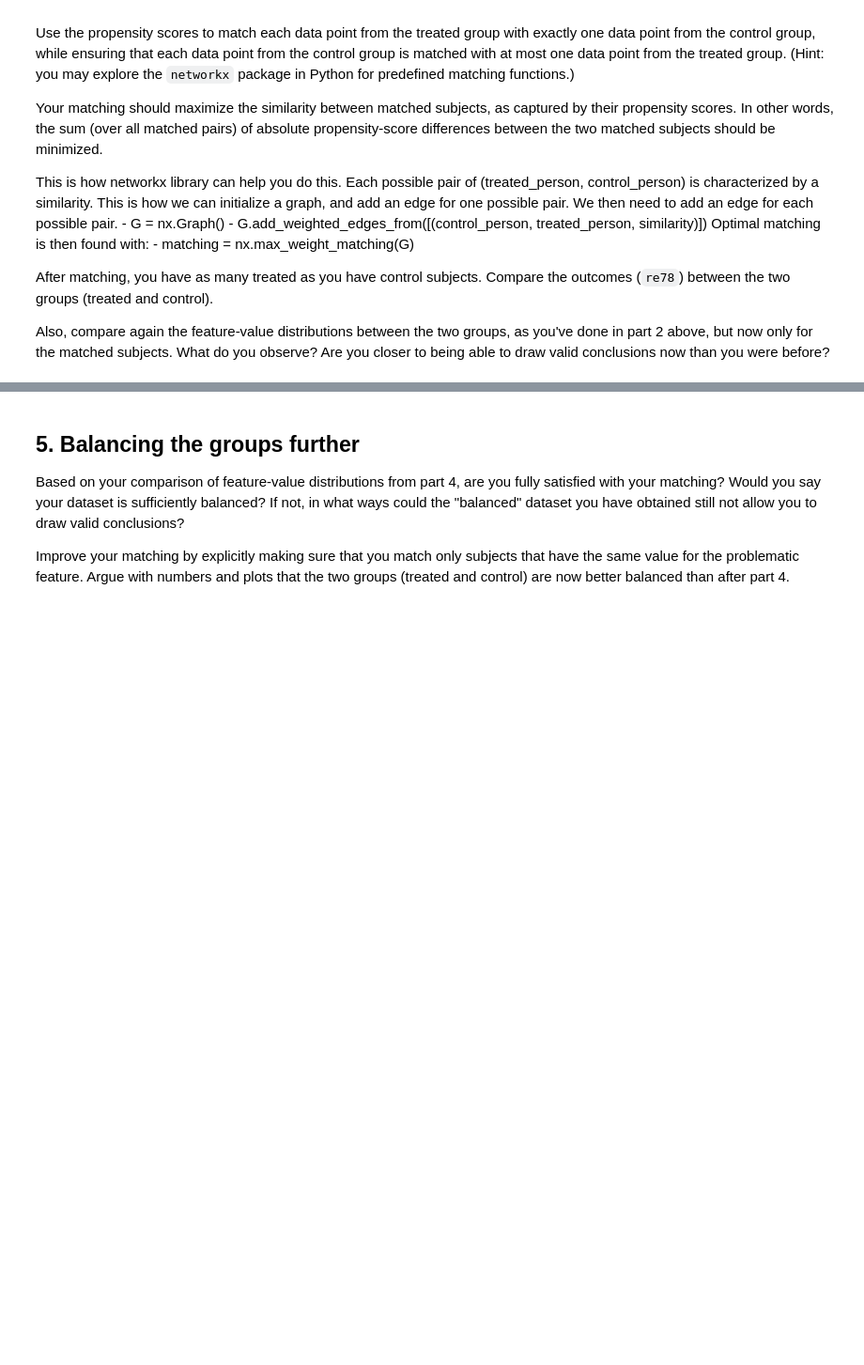
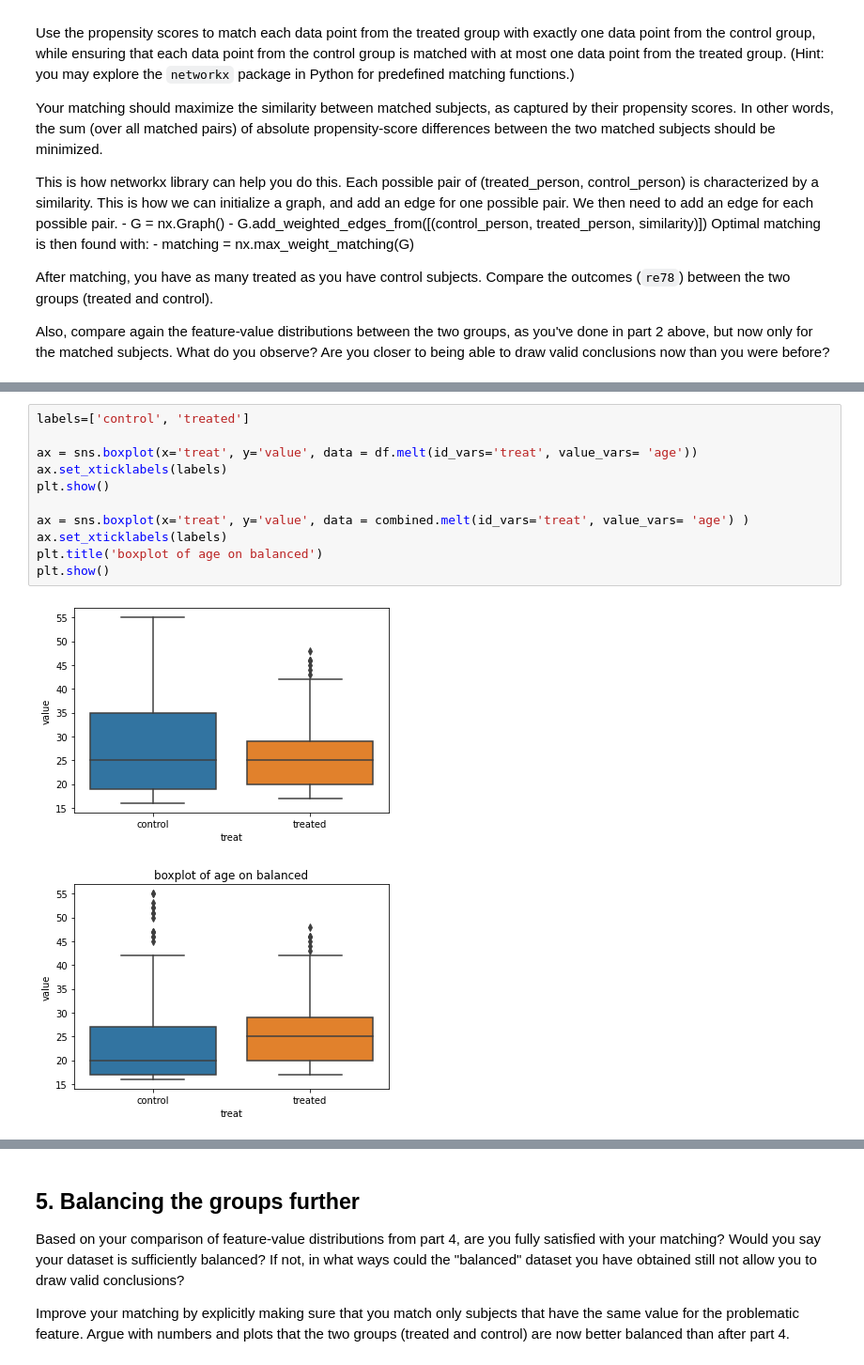
Before and after one commit to stefanoviel/2023, a Jupyter notebook: Exercises/05 - Causal analysis of observational data/Observational studies exercise.ipynb, the cells around one changed output, grey strips where cells are left out. Shown at 94% size. Cells and saved outputs as stored; diff of their text form; blank space fills up the shorter version.

```diff
--- a/Exercises/05 - Causal analysis of observational data/Observational studies exercise.ipynb
+++ b/Exercises/05 - Causal analysis of observational data/Observational studies exercise.ipynb
@@ -259,0 +292,14 @@ matching
+# %%
+labels=['control', 'treated']
+
+ax = sns.boxplot(x='treat', y='value', data = df.melt(id_vars='treat', value_vars= 'age'))
+ax.set_xticklabels(labels)
+plt.show()
+
+ax = sns.boxplot(x='treat', y='value', data = combined.melt(id_vars='treat', value_vars= 'age') )
+ax.set_xticklabels(labels)
+plt.title('boxplot of age on balanced')
+plt.show()
+# %% [output]
+[figure, added]
+[figure, added]
```
Also changed, not shown: parts of 18 cells of this notebook.
